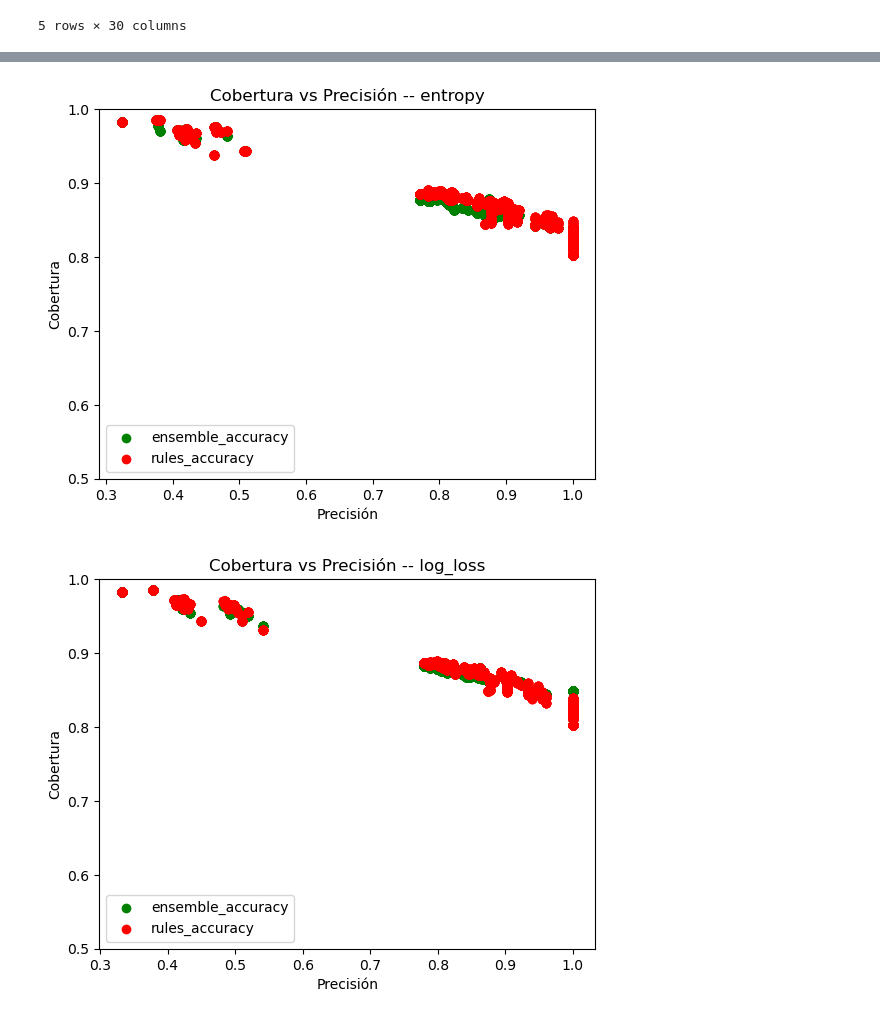
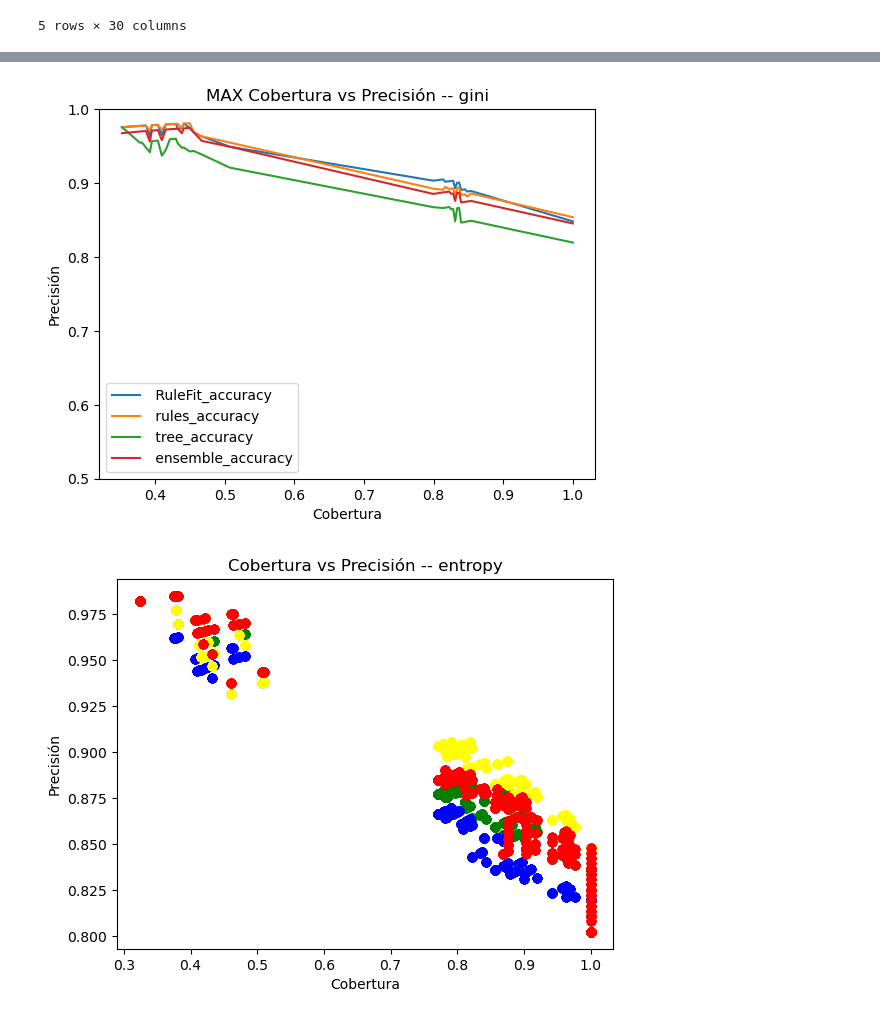
Before and after one commit to marioopv/iPRules, a Jupyter notebook: Results/display_results.ipynb, the cells around one changed output, grey strips where cells are left out. Cells and saved outputs as stored; diff of their text form; code cells hidden in the pictures.

```diff
--- a/Results/display_results.ipynb
+++ b/Results/display_results.ipynb
@@ -22,10 +24,16 @@ for node_value in df["ensemble_criterion"].unique():
        new_df = df.query(f'ensemble_criterion == \"{node_value}\"')
 
        ax.scatter(new_df[" cobertura"], new_df[" ensemble_accuracy"], color="green", label="ensemble_accuracy")
-       #ax.plot(new_df[" cobertura"], new_df[" tree_accuracy"])
-       #ax.plot(new_df[" cobertura"], new_df[" RuleFit_accuracy"])
+       ax.scatter(new_df[" cobertura"], new_df[" tree_accuracy"], color="blue", label="tree_accuracy")
+       ax.scatter(new_df[" cobertura"], new_df[" RuleFit_accuracy"], color="yellow", label="RuleFit_accuracy")
        ax.scatter(new_df[" cobertura"], new_df[" rules_accuracy"], color="red", label="rules_accuracy")
-       ax.set(xlabel='Precisión', ylabel='Cobertura',
+
+       new_df.groupby([" cobertura"])[" RuleFit_accuracy", " rules_accuracy", " tree_accuracy", " ensemble_accuracy"]\
+              .max()\
+              .plot(legend=True, xlabel='Cobertura',ylabel='Precisión',
+                    title=f'MAX Cobertura vs Precisión -- {node_value}')
+
+       ax.set(xlabel='Cobertura',ylabel='Precisión',
               title=f'Cobertura vs Precisión -- {node_value}')
        plt.legend(loc="lower left")
        plt.ylim(0.5, 1.0)
@@ -35,2 +43,2 @@ for node_value in df["ensemble_criterion"].unique():
-[figure, old version]
+[figure, new version]
-[figure, old version]
+[figure, new version]
```
Also changed, not shown: parts of 2 cells of this notebook, 35 other files.
